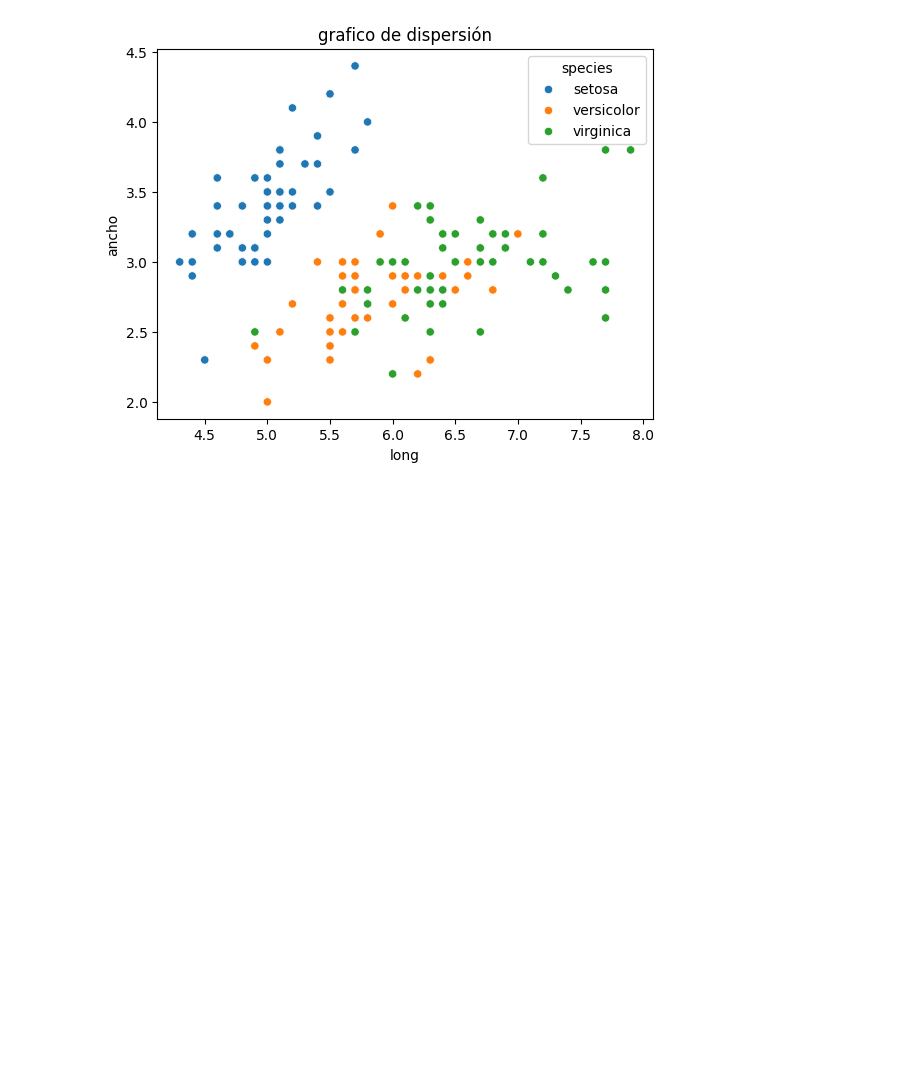
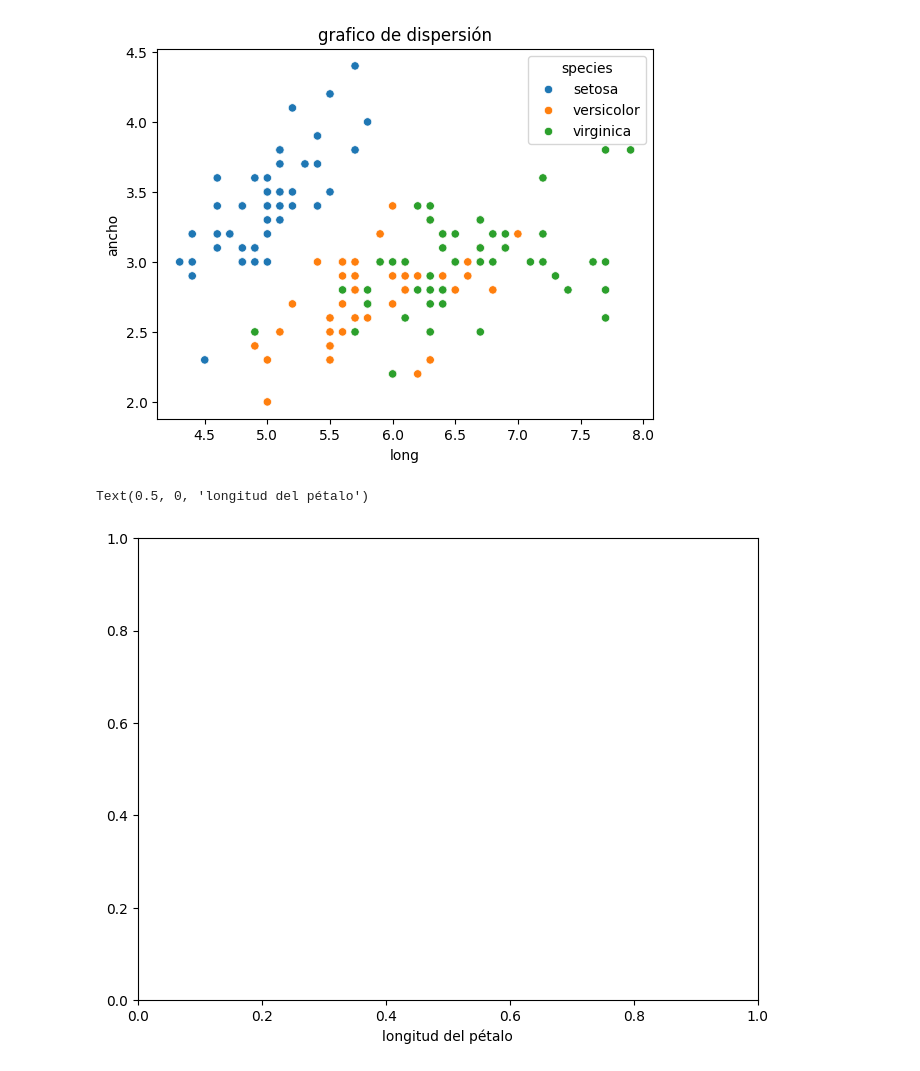
Before and after one commit to emilianostic/analisdedatos, a Jupyter notebook: datos/Scripts/AnalisisDatos.ipynb, the cells around one changed output. Drawn from its saved outputs; the diff is of its cells as text; code cells hidden in the pictures; blank space fills up the shorter version.

```diff
--- a/datos/Scripts/AnalisisDatos.ipynb
+++ b/datos/Scripts/AnalisisDatos.ipynb
@@ -408,0 +414,7 @@ plt.show()
+# %%
+#Congfiguración figura y ejes
+fig, ax = plt.subplots(figsize=(8,6))
+plt.xlabel("longitud del pétalo")
+# %% [output]
+Text(0.5, 0, 'longitud del pétalo')
+[figure, added]
```
Also changed, not shown: parts of 19 cells of this notebook.
